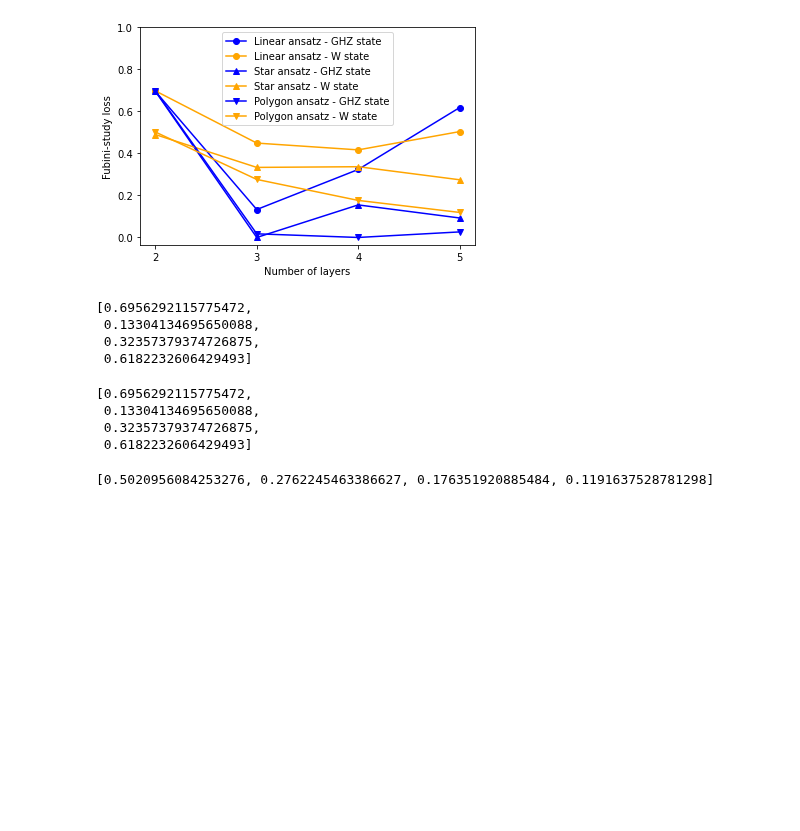
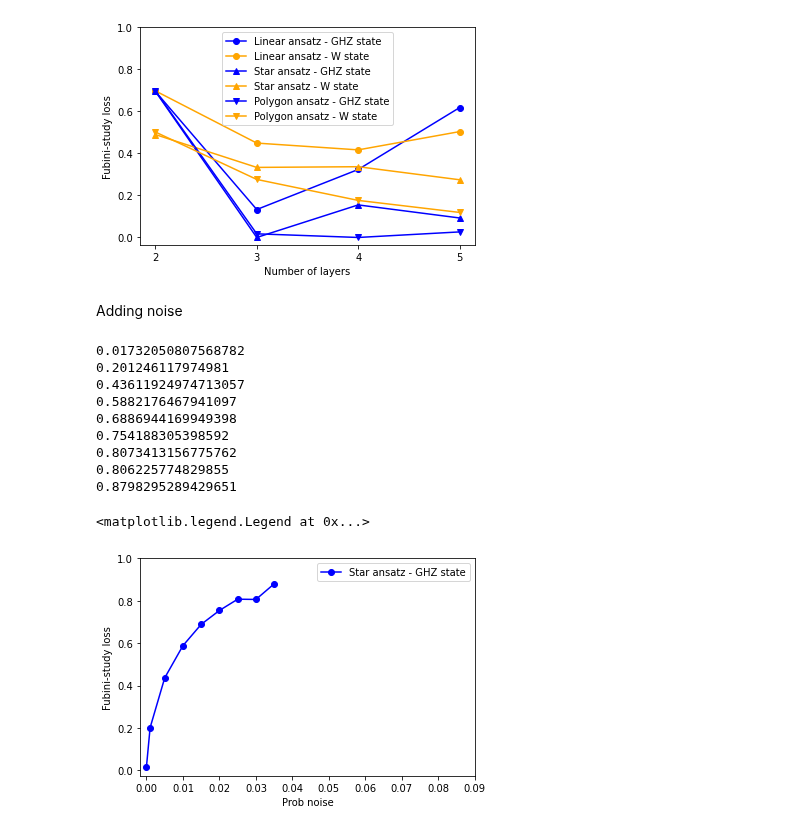
Before and after one commit to vutuanhai237/UC-VQA, a Jupyter notebook: codes/plot_compare_ansatz.ipynb, the cells around one changed output. Drawn from its saved outputs; the diff is of its cells as text; code cells hidden in the pictures; blank space fills up the shorter version.

Commit message:
Update results after adding noise

```diff
--- a/codes/plot_compare_ansatz.ipynb
+++ b/codes/plot_compare_ansatz.ipynb
@@ -214,21 +214,34 @@ plt.legend()
 # %% [output]
 <matplotlib.legend.Legend at 0x...>
 [figure]
-# %%
-losss_linear_ghz
-# %% [output]
-[0.6956292115775472,
- 0.13304134695650088,
- 0.32357379374726875,
- 0.6182232606429493]
-# %%
-losss_linear_w
-# %% [output]
-[0.6956292115775472,
- 0.13304134695650088,
- 0.32357379374726875,
- 0.6182232606429493]
-# %%
-losss_polygon_w
-# %% [output]
-[0.5020956084253276, 0.2762245463386627, 0.176351920885484, 0.1191637528781298]
+# %% [markdown]
+Adding noise
+# %%
+losss_polygon_ghz, losss_polygon_w, losss_star_ghz, losss_star_w, losss_linear_ghz, losss_linear_w = [], [], [], [], [], []
+num_noise = [0.0, 0.001, 0.005, 0.01, 0.015, 0.02, 0.025, 0.03, 0.035]
+for i in num_noise:
+    path = "../experiments/star_ansatz_ghz/7/loss_values_qng3_" + str(i) + ".csv"
+    loss = pd.read_csv(path, sep=",", header=None).to_numpy()
+    print(np.min(loss))
+    losss_star_ghz.append(np.min(loss))
+
+
+plt.plot(num_noise, losss_star_ghz, marker='o', color='blue', label = 'Star ansatz - GHZ state')
+plt.xlabel('Prob noise')
+plt.xticks(np.arange(0, 0.1, 0.01))
+plt.yticks(np.arange(0, 1.2, 0.2))
+plt.ylabel('Fubini-study loss')
+# plt.title(reconstruted_state.upper() + ' state - ' + optimizer.upper() + ' optimizer')
+plt.legend()
+# %% [output]
+0.01732050807568782
+0.201246117974981
+0.43611924974713057
+0.5882176467941097
+0.6886944169949398
+0.754188305398592
+0.8073413156775762
+0.806225774829855
+0.8798295289429651
+<matplotlib.legend.Legend at 0x...>
+[figure, added]
```
Also changed, not shown: 39 other files.
